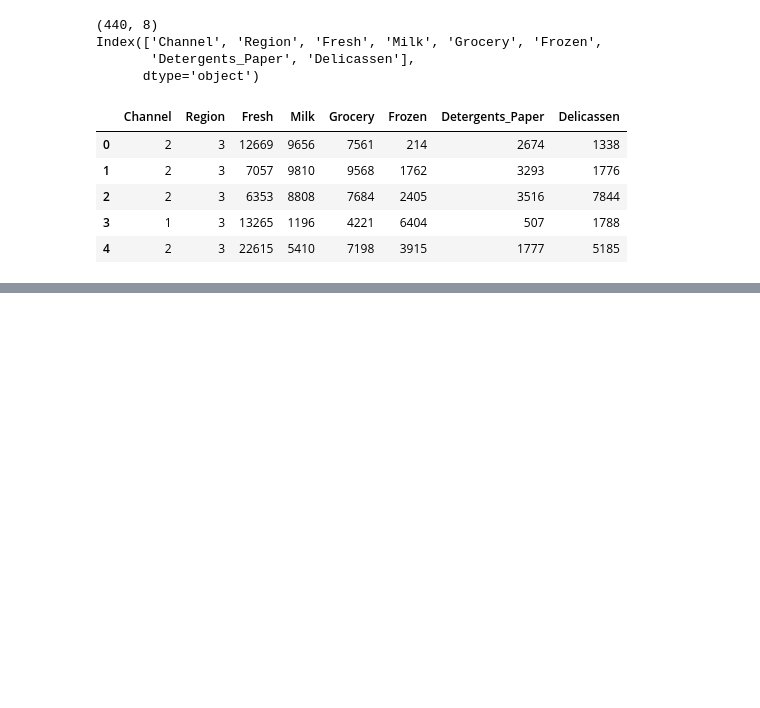
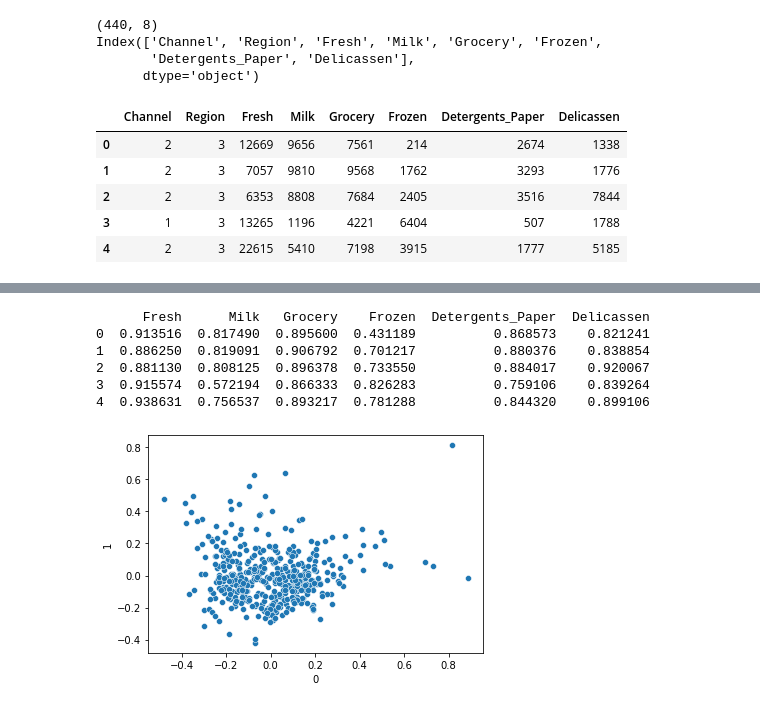
Before and after one commit to cocktail-clustering/1st-clustering, a Jupyter notebook: wholesale_dbscan.ipynb, the cells around one changed output, grey strips where cells are left out. Saved outputs shown, nothing was run; the diff lists cells and outputs as text; code cells hidden in the pictures; blank space fills up the shorter version.

```diff
--- a/wholesale_dbscan.ipynb
+++ b/wholesale_dbscan.ipynb
@@ -66,0 +122,23 @@ fine epsilon using Neraest Neigbors
+# %%
+# normalize
+normalizer = MinMaxScaler()
+normalized_df = pd.DataFrame(
+    data = normalizer.fit_transform(log_df),
+    columns = log_df.columns
+    )
+
+print(normalized_df.head())
+
+# plot
+pca = PCA(n_components=2)
+pca_df = pd.DataFrame(pca.fit_transform(normalized_df), columns=[0, 1])
+sns.scatterplot(pca_df[0], pca_df[1], legend="full")
+plt.show()
+# %% [output]
+      Fresh      Milk   Grocery    Frozen  Detergents_Paper  Delicassen
+0  0.913516  0.817490  0.895600  0.431189          0.868573    0.821241
+1  0.886250  0.819091  0.906792  0.701217          0.880376    0.838854
+2  0.881130  0.808125  0.896378  0.733550          0.884017    0.920067
+3  0.915574  0.572194  0.866333  0.826283          0.759106    0.839264
+4  0.938631  0.756537  0.893217  0.781288          0.844320    0.899106
+[figure, added]
```
Also changed, not shown: parts of 34 cells of this notebook.
